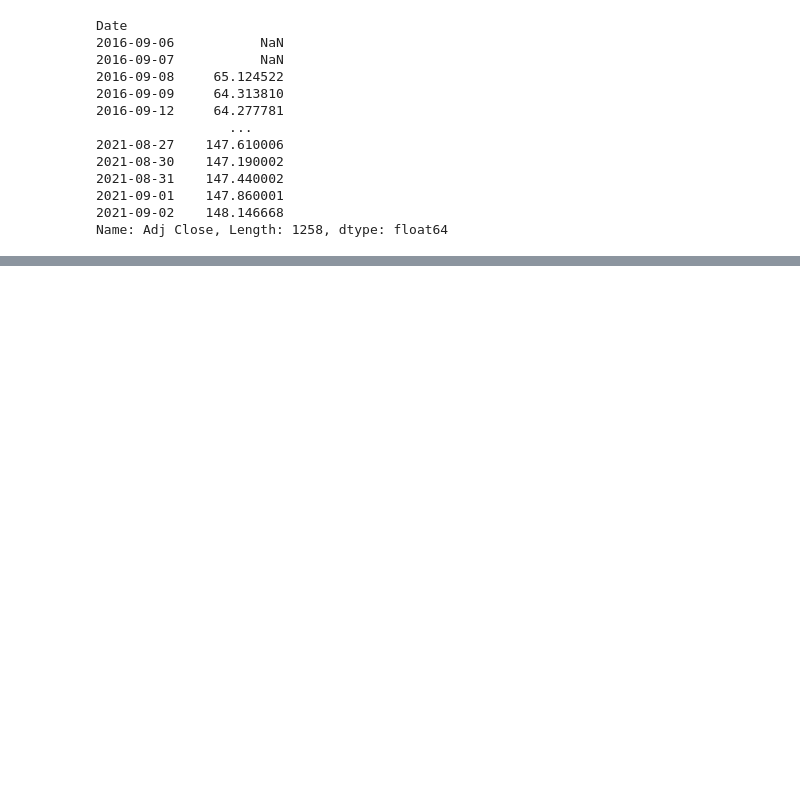
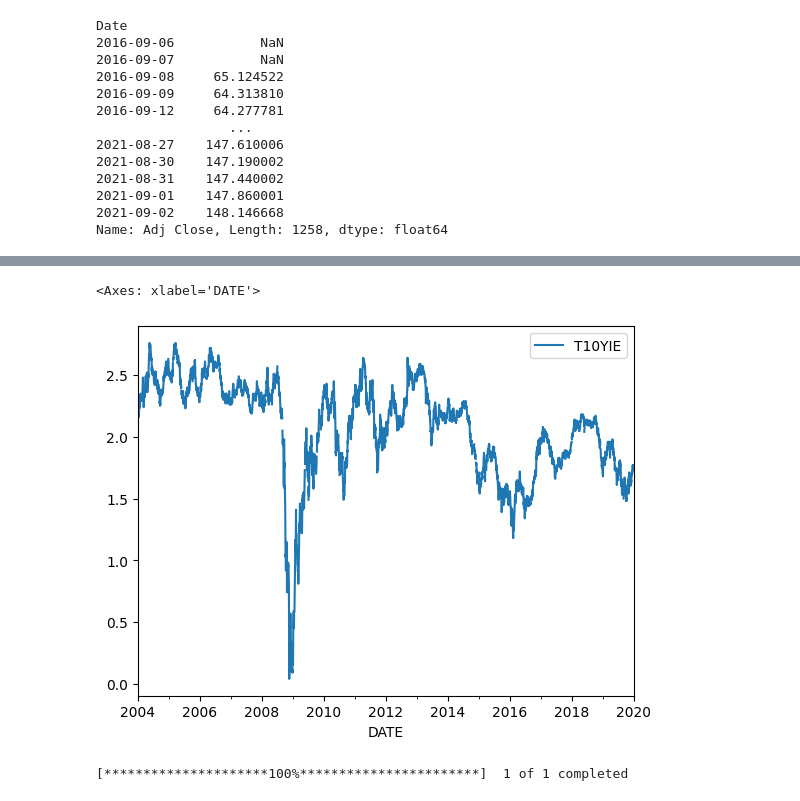
Before and after one commit to MJalingo/python_for_finance, a Jupyter notebook: Python-Finance-QuantConnect/05-Pandas-and-Finance/mynotes.ipynb, the cells around one changed output, grey strips where cells are left out. Cells and saved outputs as stored; diff of their text form; code cells hidden in the pictures; blank space fills up the shorter version.

```diff
--- a/Python-Finance-QuantConnect/05-Pandas-and-Finance/mynotes.ipynb
+++ b/Python-Finance-QuantConnect/05-Pandas-and-Finance/mynotes.ipynb
@@ -313,0 +334,13 @@ aa
+# %%
+inflation_df = web.DataReader("T10YIE", "fred",start="2004-01-01",
+                             end="2020-01-01")
+# %%
+inflation_df.plot()
+# %% [output]
+<Axes: xlabel='DATE'>
+[figure, added]
+# %%
+apple = yf.download("AAPL",start="2020-01-01",
+            end="2021-01-01")
+# %% [output]
+[*********************100%***********************]  1 of 1 completed
```
Also changed, not shown: parts of 23 cells of this notebook, 3 other files.
